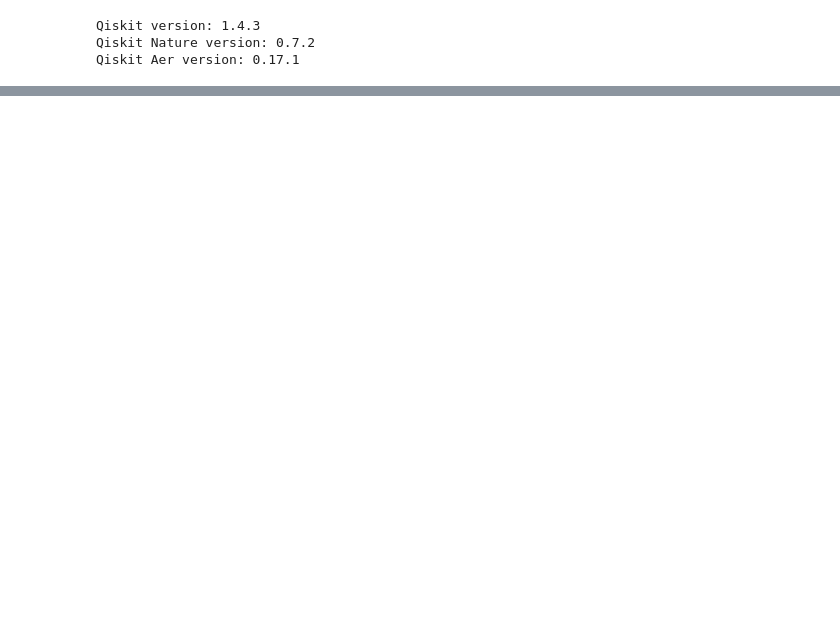
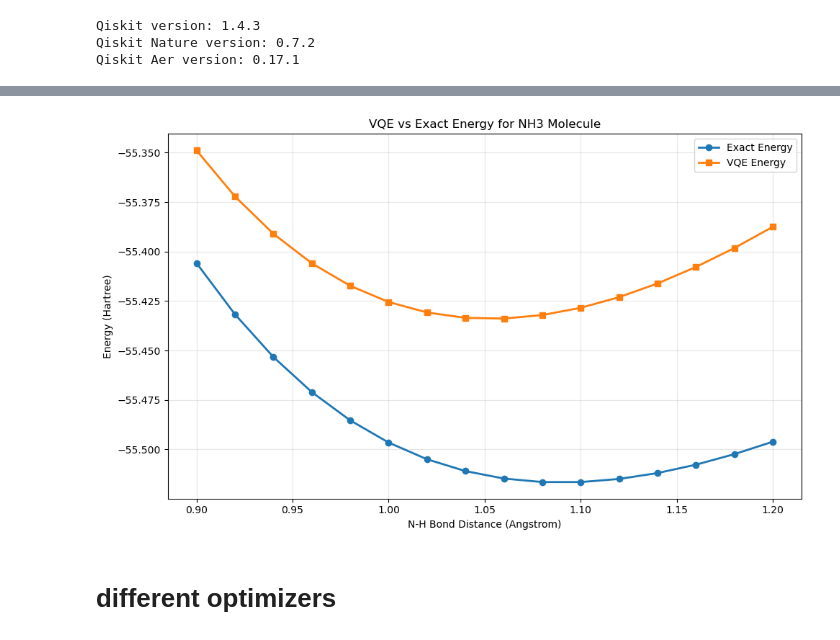
Before and after one commit to trama00/VQE-NH3, a Jupyter notebook: vqe-nh3.ipynb, the cells around one changed output, grey strips where cells are left out. Cells and saved outputs as stored; diff of their text form; code cells hidden in the pictures; blank space fills up the shorter version.

```diff
--- a/vqe-nh3.ipynb
+++ b/vqe-nh3.ipynb
@@ -149,0 +463,8 @@ plt.show()
+# %%
+ANSATZ = 'TwoLocal'
+
+exact_energies, vqe_energies, results = run_vqe_calculations(
+    distances=distances,
+    ansatz=ANSATZ,
+    filename=f'vqe_{ANSATZ}_{OPTIMIZER}.pkl',
+)
@@ -149,0 +504,15 @@ plt.show()
+# %%
+plt.figure(figsize=(10, 6))
+plt.plot(distances, exact_energies, 'o-', label="Exact Energy", linewidth=2)
+plt.plot(distances, vqe_energies, 's-', label="VQE Energy", linewidth=2)
+plt.xlabel("N-H Bond Distance (Angstrom)")
+plt.ylabel("Energy (Hartree)")
+plt.title("VQE vs Exact Energy for NH3 Molecule")
+plt.legend()
+plt.grid(True, alpha=0.3)
+plt.tight_layout()
+plt.show()
+# %% [output]
+[figure, added]
+# %% [markdown]
+# different optimizers
```
Also changed, not shown: parts of 15 cells of this notebook, 2 other files.
